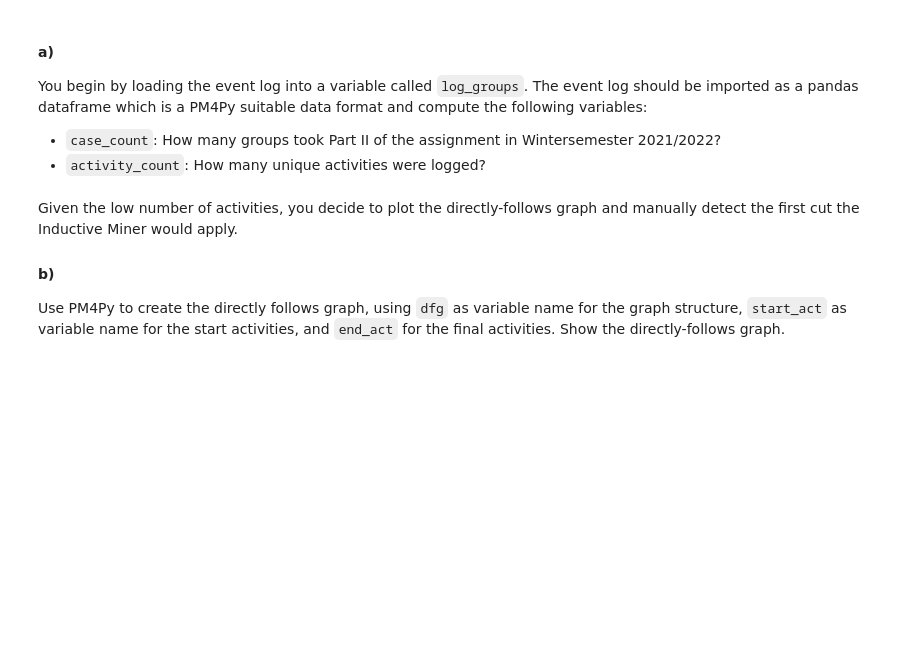
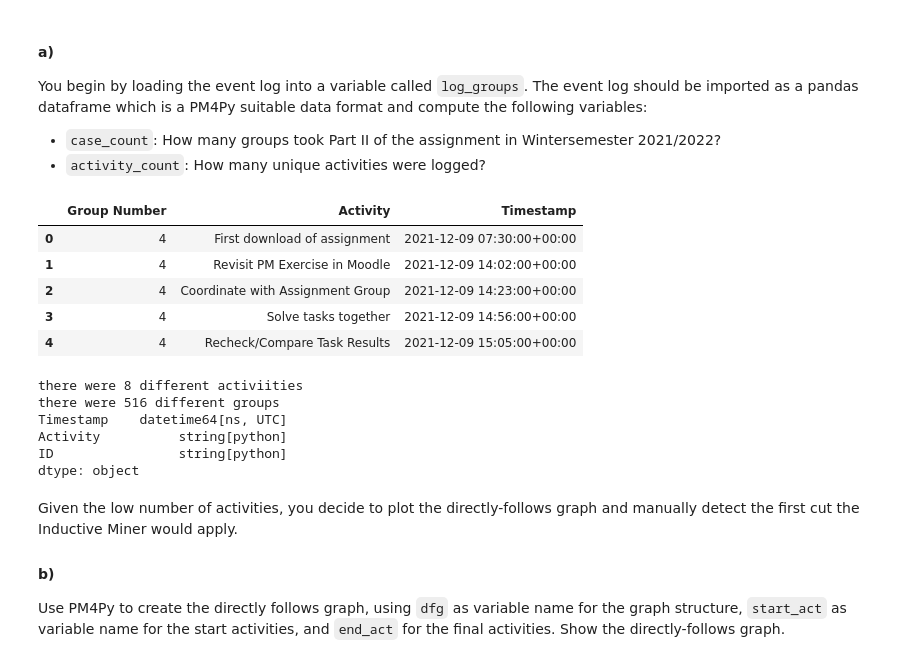
Before and after one commit to sillyduckyluck/IDS_part_2, a Jupyter notebook: Part_2/Q3_Process_Mining.ipynb, the cells around one changed output. Saved outputs shown, nothing was run; the diff lists cells and outputs as text; code cells hidden in the pictures; blank space fills up the shorter version.

```diff
--- a/Part_2/Q3_Process_Mining.ipynb
+++ b/Part_2/Q3_Process_Mining.ipynb
@@ -59,7 +59,30 @@ The event log should be imported as a pandas dataframe which is a PM4Py suitable
 * `case_count`: How many groups took Part II of the assignment in Wintersemester 2021/2022?
 * `activity_count`: How many unique activities were logged?
 # %%
-# YOUR CODE HERE
+log_groups = pd.read_csv("./datasets/q3_event_log_pt1.csv")
+display(log_groups.head())
+print(f"there were %s different activiities" % (log_groups['Activity'].nunique()))
+print(f"there were %s different groups" % (log_groups['Group Number'].nunique()))
+
+log_groups2 = pd.DataFrame()
+
+log_groups2['Timestamp'] = pd.to_datetime(log_groups['Timestamp'])
+log_groups2['Activity'] = log_groups['Activity'].astype('string')
+log_groups2['ID'] = log_groups['Group Number'].astype('string')
+print(log_groups2.dtypes)
+# %% [output]
+|  | Group Number | Activity | Timestamp |
+| 0 | 4 | First download of assignment | 2021-12-09 07:30:00+00:00 |
+| 1 | 4 | Revisit PM Exercise in Moodle | 2021-12-09 14:02:00+00:00 |
+| 2 | 4 | Coordinate with Assignment Group | 2021-12-09 14:23:00+00:00 |
+| 3 | 4 | Solve tasks together | 2021-12-09 14:56:00+00:00 |
+| 4 | 4 | Recheck/Compare Task Results | 2021-12-09 15:05:00+00:00 |
+there were 8 different activiities
+there were 516 different groups
+Timestamp    datetime64[ns, UTC]
+Activity          string[python]
+ID                string[python]
+dtype: object
 # %% [markdown]
 Given the low number of activities, you decide to plot the directly-follows graph and manually detect the first cut the Inductive Miner would apply.
 
```
Also changed, not shown: parts of 2 cells of this notebook.
